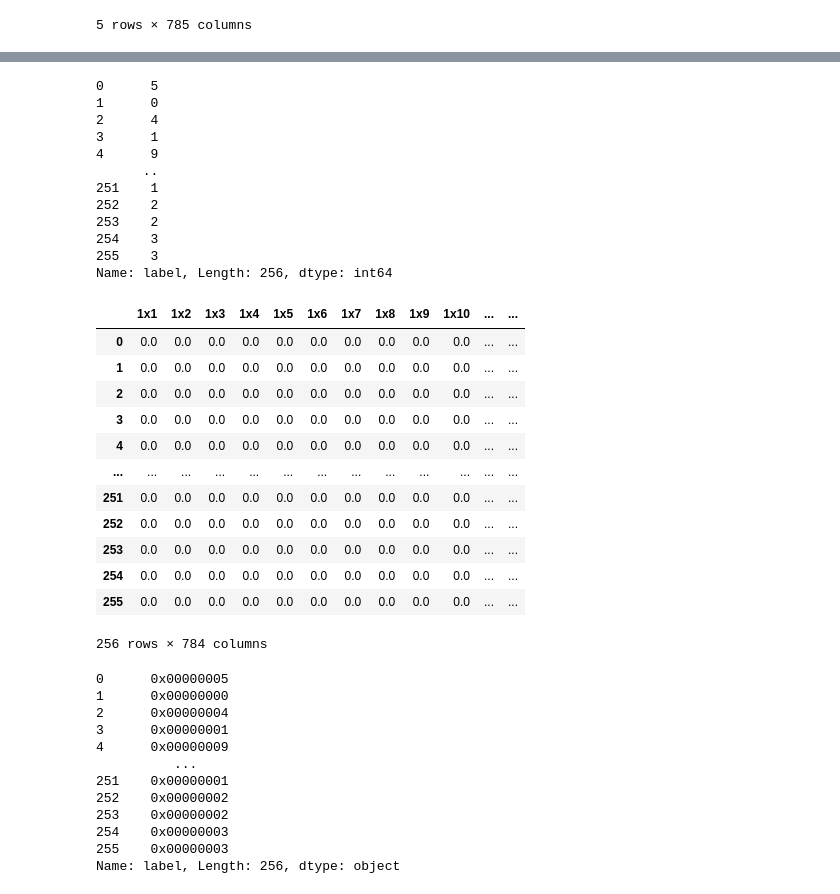
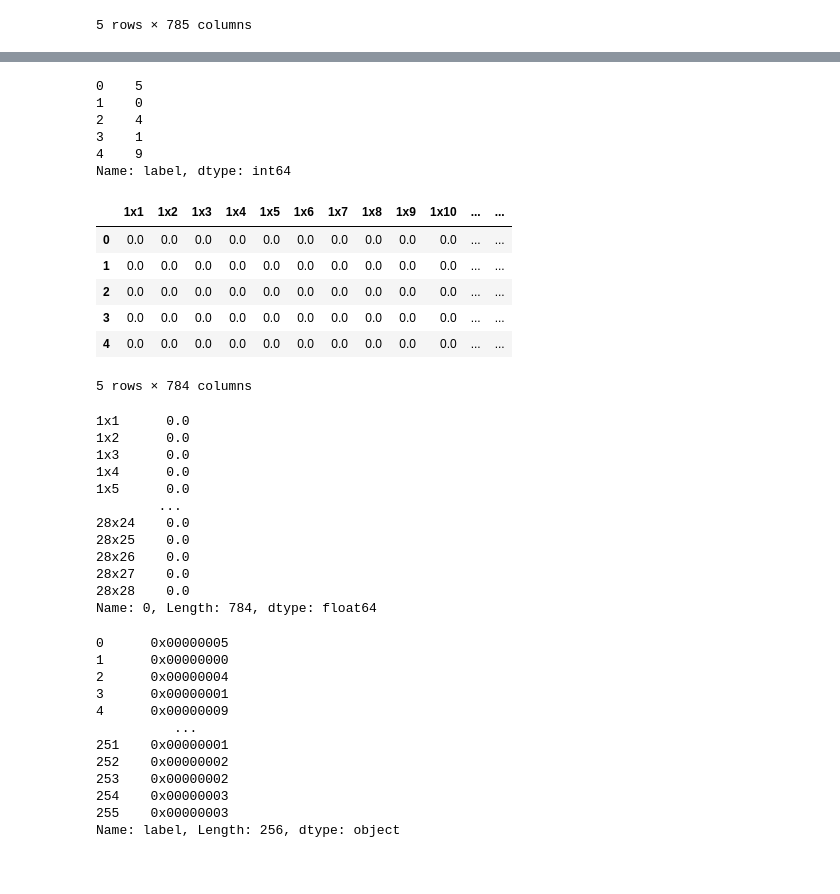
Before and after one commit to viv-eth/snitch, a Jupyter notebook: sw/applications/src/dram_preload.ipynb, the cells around one changed output, grey strips where cells are left out. Drawn from its saved outputs; the diff is of its cells as text; code cells hidden in the pictures.

```diff
--- a/sw/applications/src/dram_preload.ipynb
+++ b/sw/applications/src/dram_preload.ipynb
@@ -37,39 +31,43 @@ mnist_one_batch_df
 # %%
 # separate the data and labels
 mnist_one_batch_labels = mnist_one_batch_df["label"]
-mnist_one_batch_labels
+mnist_one_batch_labels.head()
 # %% [output]
-0      5
-1      0
-2      4
-3      1
-4      9
-      ..
-251    1
-252    2
-253    2
-254    3
-255    3
-Name: label, Length: 256, dtype: int64
+0    5
+1    0
+2    4
+3    1
+4    9
+Name: label, dtype: int64
 # %%
 mnist_one_batch_images = mnist_one_batch_df.drop(["label"], axis=1)
 # scale the images to [0, 1] by dividing by 255
 mnist_one_batch_images_scaled = mnist_one_batch_images.div(255)
-mnist_one_batch_images_scaled
+mnist_one_batch_images_scaled.head()
 # %% [output]
 |  | 1x1 | 1x2 | 1x3 | 1x4 | 1x5 | 1x6 | 1x7 | 1x8 | 1x9 | 1x10 | ... | ... |
 | 0 | 0.0 | 0.0 | 0.0 | 0.0 | 0.0 | 0.0 | 0.0 | 0.0 | 0.0 | 0.0 | ... | ... |
 | 1 | 0.0 | 0.0 | 0.0 | 0.0 | 0.0 | 0.0 | 0.0 | 0.0 | 0.0 | 0.0 | ... | ... |
 | 2 | 0.0 | 0.0 | 0.0 | 0.0 | 0.0 | 0.0 | 0.0 | 0.0 | 0.0 | 0.0 | ... | ... |
 | 3 | 0.0 | 0.0 | 0.0 | 0.0 | 0.0 | 0.0 | 0.0 | 0.0 | 0.0 | 0.0 | ... | ... |
 | 4 | 0.0 | 0.0 | 0.0 | 0.0 | 0.0 | 0.0 | 0.0 | 0.0 | 0.0 | 0.0 | ... | ... |
-| ... | ... | ... | ... | ... | ... | ... | ... | ... | ... | ... | ... | ... |
-| 251 | 0.0 | 0.0 | 0.0 | 0.0 | 0.0 | 0.0 | 0.0 | 0.0 | 0.0 | 0.0 | ... | ... |
-| 252 | 0.0 | 0.0 | 0.0 | 0.0 | 0.0 | 0.0 | 0.0 | 0.0 | 0.0 | 0.0 | ... | ... |
-| 253 | 0.0 | 0.0 | 0.0 | 0.0 | 0.0 | 0.0 | 0.0 | 0.0 | 0.0 | 0.0 | ... | ... |
-| 254 | 0.0 | 0.0 | 0.0 | 0.0 | 0.0 | 0.0 | 0.0 | 0.0 | 0.0 | 0.0 | ... | ... |
-| 255 | 0.0 | 0.0 | 0.0 | 0.0 | 0.0 | 0.0 | 0.0 | 0.0 | 0.0 | 0.0 | ... | ... |
-256 rows × 784 columns
+5 rows × 784 columns
+# %%
+# pd.set_option('display.max_rows', None)
+print(mnist_one_batch_images_scaled.loc[0])
+# %% [output]
+1x1      0.0
+1x2      0.0
+1x3      0.0
+1x4      0.0
+1x5      0.0
+        ...
+28x24    0.0
+28x25    0.0
+28x26    0.0
+28x27    0.0
+28x28    0.0
+Name: 0, Length: 784, dtype: float64
 # %%
 # functions to convert a float to hex
 from struct import *
```
Also changed, not shown: parts of 24 cells of this notebook, 1 other file.
